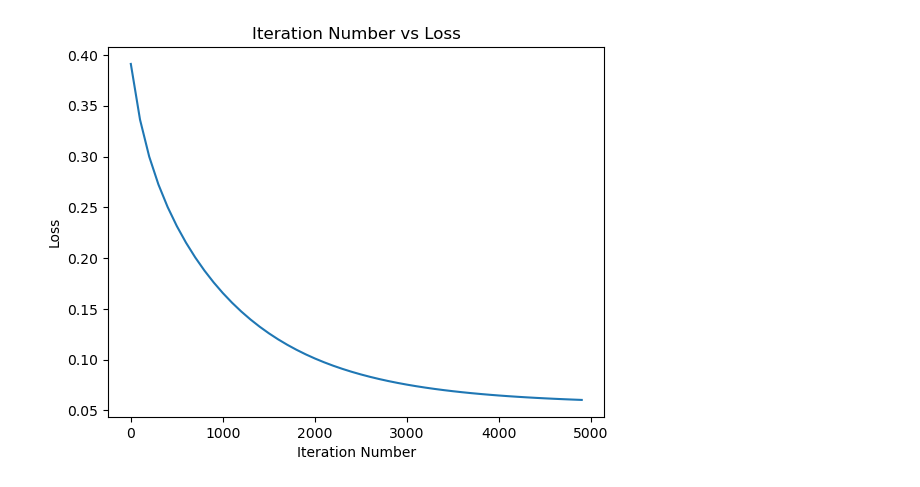
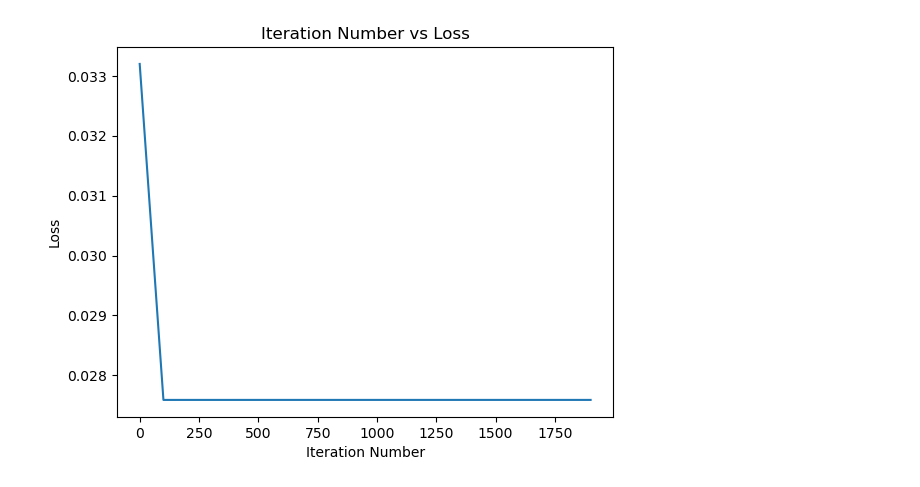
Before and after one commit to Alex-Drysdale/Jupyter_Notebook_work, a Jupyter notebook: Machine Learning/FFN_class.ipynb, the cells around one changed output. Cells and saved outputs as stored; diff of their text form; code cells hidden in the pictures.

Commit message:
FFN still is buggy, trying to train Gillespie

```diff
--- a/Machine Learning/FFN_class.ipynb
+++ b/Machine Learning/FFN_class.ipynb
@@ -5,8 +5,8 @@ import matplotlib.pyplot as plt
 # %%
 #sample data sets
 
-X_train = np.random.uniform(-1, 1, (200, 5)) #25, 20, 5
-Y_train = np.random.uniform(0, 1, (200, 5)) # 25, 20, 2
+X_train = np.random.uniform(-1, 1, (5, 200)) #25, 20, 5
+Y_train = np.random.uniform(0, 1, (2, 200)) # 25, 20, 2
 # %%
 # create the class FFN:
 # a time stepper that takes in (input_data, output_data, hidden_layers (list), activation_function (list of tuples), epochs, learning rate, batch_size)
@@ -158,7 +158,7 @@ class FFN:
         self.weights_dictionary["last_weight"] -= self.learning_rate * self.weights_dictionary["dweights last_weight"]
         self.weights_dictionary["last_bias"] -= self.learning_rate * self.weights_dictionary["dbiases last_bias"]
 # %%
-tester = FFN(X_train, Y_train, [30, 30], [("tanh", 0), ("tanh", 0)], 5000, 0.01, 2)
+tester = FFN(X_train, Y_train, [30, 30], [("sigmoid", 0), ("relu", 0)], 2000, 0.01, 2)
 #tester.backward(tester.activation_derivative(Y_train, tester.activation_functions[0]))
 tester.train()
 # %% [output]
@@ -182 +185 @@ Epoch 4900, Loss: 0.060288154956816574
-[figure, old version]
+[figure, new version]
```
Also changed, not shown: parts of 1 cell of this notebook, 2 other files.
